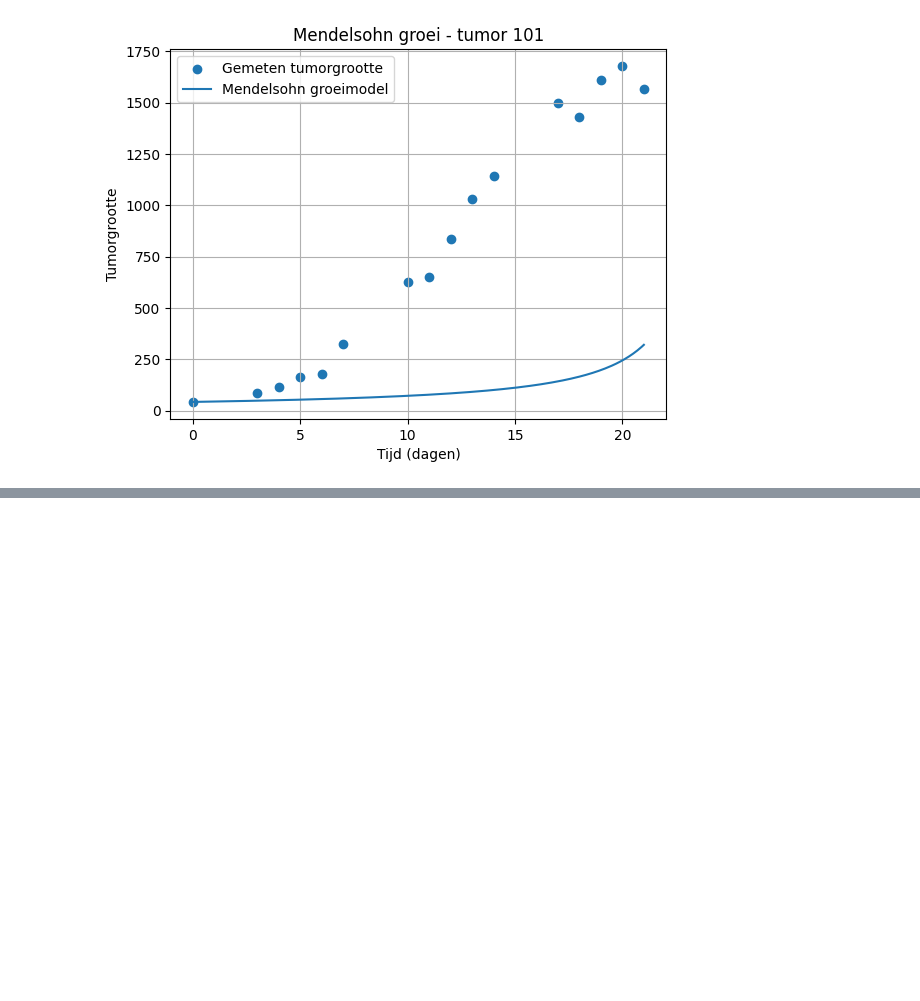
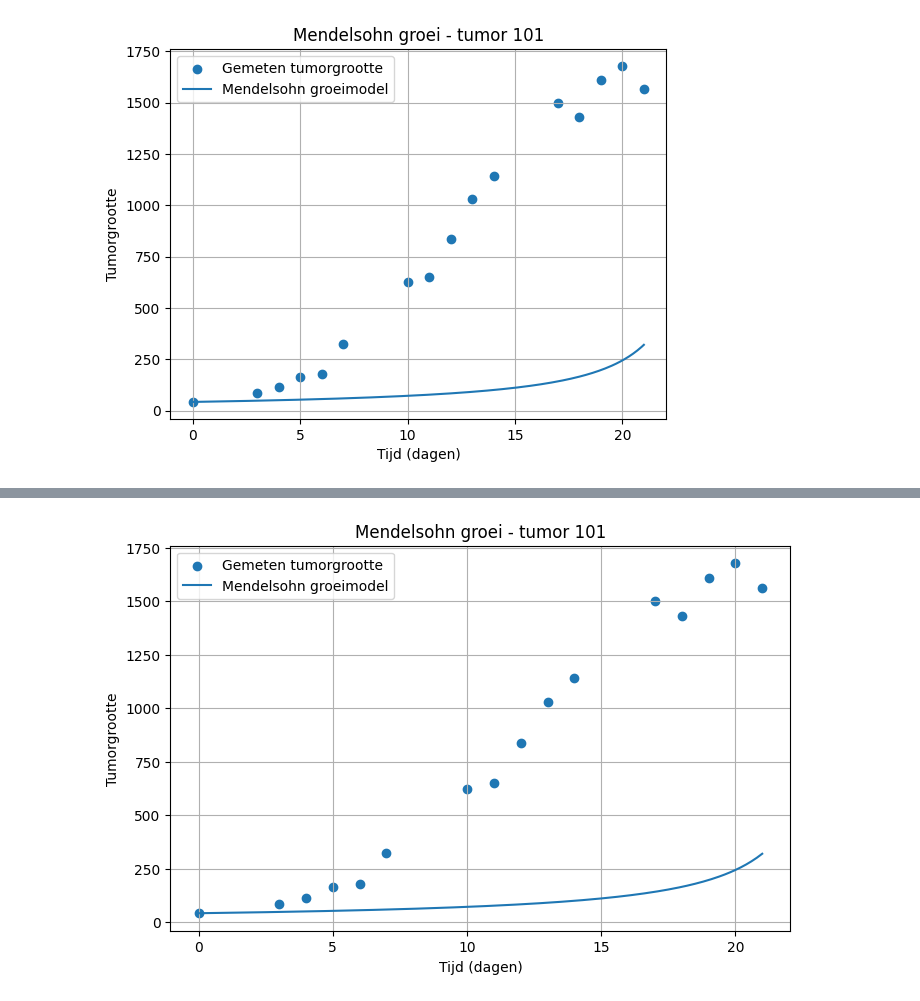
Before and after one commit to FleurLuten/ModellerenVanKankerCasusA, a Jupyter notebook: Logboek/Fleur.ipynb, the cells around one changed output, grey strips where cells are left out. Drawn from its saved outputs; the diff is of its cells as text; code cells hidden in the pictures; blank space fills up the shorter version.

Commit message:
meerdere tests van functies euler methode

```diff
--- a/Logboek/Fleur.ipynb
+++ b/Logboek/Fleur.ipynb
@@ -123,0 +128,82 @@ plt.show()
+# %%
+# Dataset inlezen
+data = pd.read_excel(
+    "../Data/tumorgrowth.xlsx",
+    sheet_name="AnalysisData"
+)
+
+def voer_euler_uit(tumor_id, model_naam, parameters, dt=0.1):
+
+    # Individuele tumor selecteren
+    tumor = data[data["ID"] == tumor_id].sort_values(by="Day")
+
+    if tumor.empty:
+        raise ValueError(f"Geen gegevens gevonden voor tumor {tumor_id}.")
+
+    # Beginvolume en meetperiode bepalen
+    V0 = float(tumor["Size"].iloc[0])
+    t_start = float(tumor["Day"].iloc[0])
+    t_end = float(tumor["Day"].iloc[-1])
+
+    # Model selecteren
+    model = EULER_MODELS[model_naam]
+
+    # Euler-methode uitvoeren
+    times, volumes = euler_solver(
+        model=model,
+        V0=V0,
+        t_start=t_start,
+        t_end=t_end,
+        dt=dt,
+        parameters=parameters
+    )
+
+    # Gemeten gegevens en voorspelling plotten
+    plt.figure(figsize=(8, 5))
+
+    plt.scatter(
+        tumor["Day"],
+        tumor["Size"],
+        label="Gemeten tumorgrootte"
+    )
+
+    plt.plot(
+        times,
+        volumes,
+        label=f"{model_naam} groeimodel"
+    )
+
+    plt.xlabel("Tijd (dagen)")
+    plt.ylabel("Tumorgrootte")
+    plt.title(f"{model_naam} groei - tumor {tumor_id}")
+
+    plt.legend()
+    plt.grid(True)
+    plt.show()
+
+    return times, volumes
+
+# Paar tests voor uitvoeren:
+
+# Mendelsohn
+voer_euler_uit(
+    tumor_id=101,
+    model_naam="Mendelsohn",
+    parameters=(0.001, 2)
+)
+
+# Exponential
+voer_euler_uit(
+    tumor_id=101,
+    model_naam="Exponential",
+    parameters=(0.001,)
+)
+
+# Logistic
+voer_euler_uit(
+    tumor_id=101,
+    model_naam="Logistic",
+    parameters=(0.001, 1000)
+)
+# %% [output]
+[figure, added]
```
Also changed, not shown: parts of 9 cells of this notebook, 2 other files.
